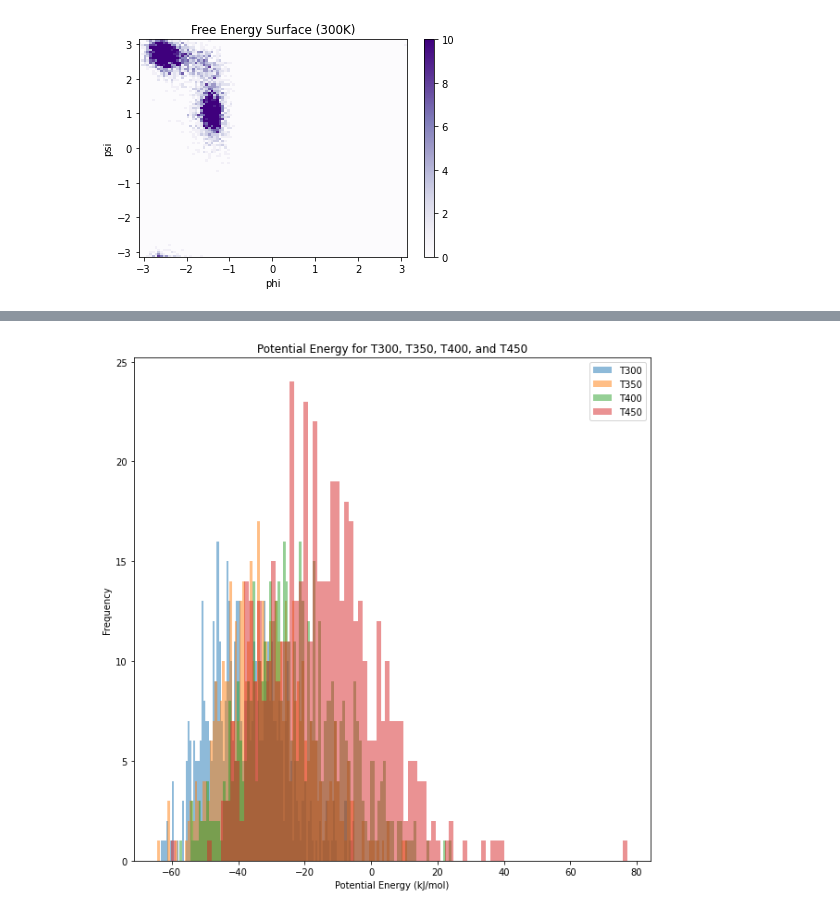
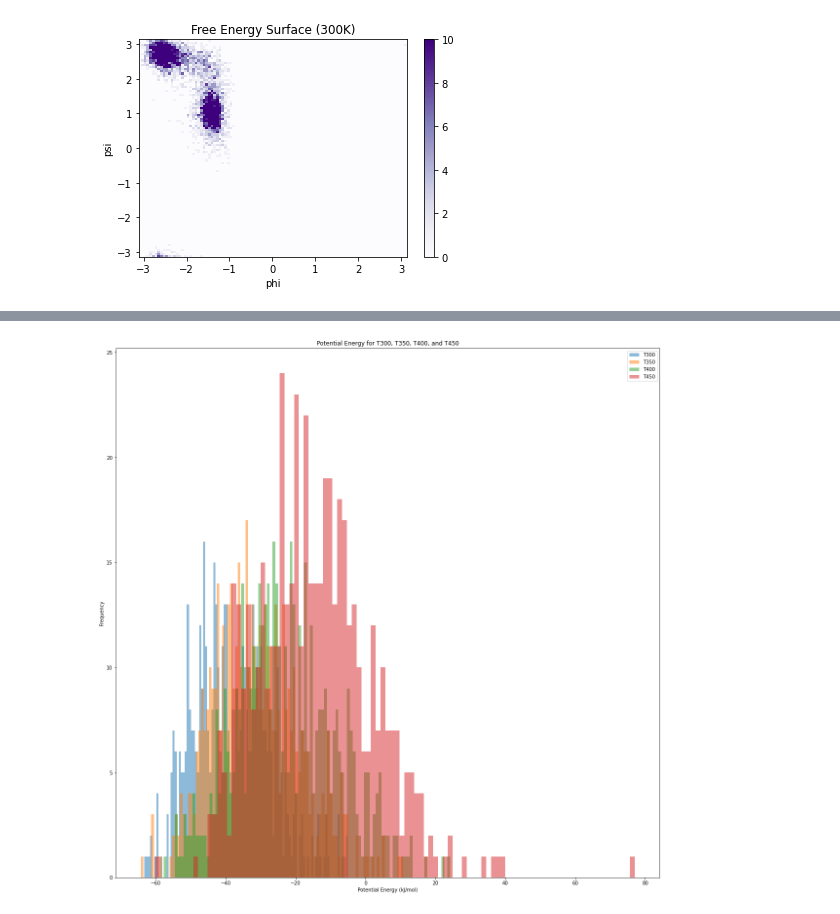
Before and after one commit to ac7407/comp-lab-class, a Jupyter notebook: Week5/Week 5 Analysis.ipynb, the cells around one changed output, grey strips where cells are left out. Drawn from its saved outputs; the diff is of its cells as text; code cells hidden in the pictures.

```diff
--- a/Week5/Week 5 Analysis.ipynb
+++ b/Week5/Week 5 Analysis.ipynb
@@ -101,34 +101,31 @@ with open('/home/ac7407/comp-class/comp-lab-class/Week5/T300/potential.xvg', 'r'
 
 # open potential.xvg file from /home/ac7407/comp-class/comp-lab-class/Week5/T350 directory
 with open('/home/ac7407/comp-class/comp-lab-class/Week5/T350/potential.xvg', 'r') as f:
 
     # read file from line 25
     lines2 = f.readlines()[25:]
 
 # open potential.xvg file from /home/ac7407/comp-class/comp-lab-class/Week5/T400 directory
 with open('/home/ac7407/comp-class/comp-lab-class/Week5/T400/potential.xvg', 'r') as f:
 
     # read file from line 25
     lines3 = f.readlines()[25:]
 
 # open potential.xvg file from /home/ac7407/comp-class/comp-lab-class/Week5/T450 directory
 with open('/home/ac7407/comp-class/comp-lab-class/Week5/T450/potential.xvg', 'r') as f:
 
     # read file from line 25
     lines4 = f.readlines()[25:]
 
 # plot histogram of potential energy for T300, T350, T400, and T450
 plt.hist([float(line.split()[1]) for line in lines], bins=100, alpha=0.5, label='T300')
 plt.hist([float(line.split()[1]) for line in lines2], bins=100, alpha=0.5, label='T350')
 plt.hist([float(line.split()[1]) for line in lines3], bins=100, alpha=0.5, label='T400')
 plt.hist([float(line.split()[1]) for line in lines4], bins=100, alpha=0.5, label='T450')
 plt.legend(loc='upper right')
 plt.xlabel('Potential Energy (kJ/mol)')
 plt.ylabel('Frequency')
 plt.title('Potential Energy for T300, T350, T400, and T450')
-
-# enlarge plot
-plt.rcParams["figure.figsize"] = (20,20)
 plt.show()
 # %% [output]
-[figure, old version]
+[figure, new version]
```
Also changed, not shown: parts of 2 cells of this notebook.
